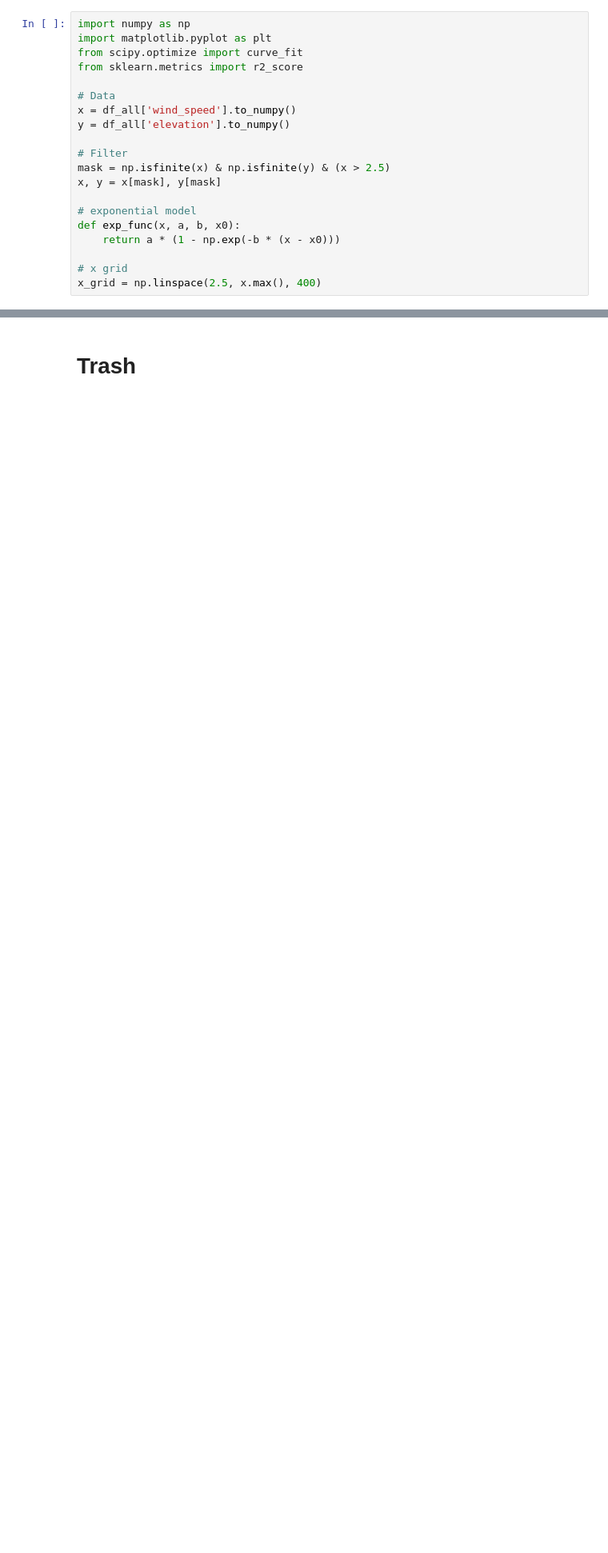
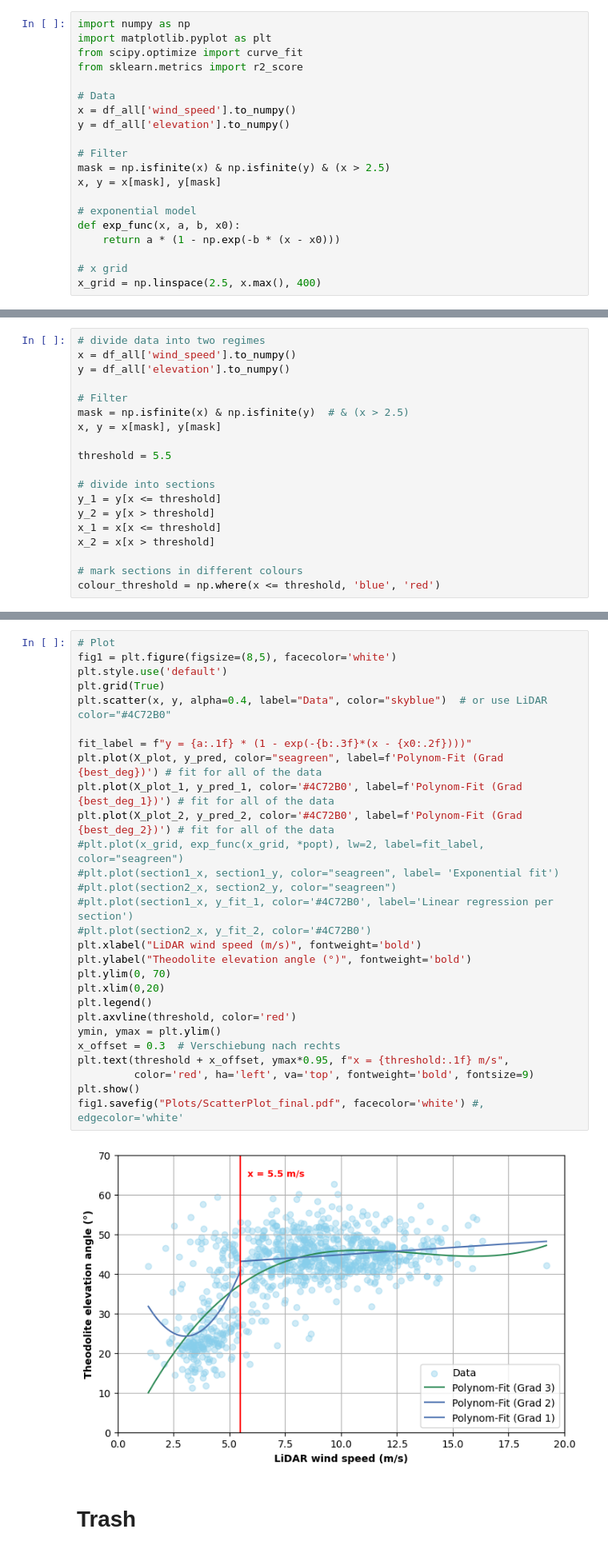
Before and after one commit to begumaltikulac/semikite, a Jupyter notebook: src/Data_Analysis/Correlation_angle_winspeed.ipynb, the cells around one changed output, grey strips where cells are left out. Shown at 80% size. Saved outputs shown, nothing was run; the diff lists cells and outputs as text; blank space fills up the shorter version.

```diff
--- a/src/Data_Analysis/Correlation_angle_winspeed.ipynb
+++ b/src/Data_Analysis/Correlation_angle_winspeed.ipynb
@@ -590,0 +695,19 @@ Section 2 linear: y = 0.122 * x + 44.125
+# %%
+# divide data into two regimes
+x = df_all['wind_speed'].to_numpy()
+y = df_all['elevation'].to_numpy()
+
+# Filter
+mask = np.isfinite(x) & np.isfinite(y)  # & (x > 2.5)
+x, y = x[mask], y[mask]
+
+threshold = 5.5
+
+# divide into sections
+y_1 = y[x <= threshold]
+y_2 = y[x > threshold]
+x_1 = x[x <= threshold]
+x_2 = x[x > threshold]
+
+# mark sections in different colours
+colour_threshold = np.where(x <= threshold, 'blue', 'red')
@@ -591,3 +811,33 @@ Section 2 linear: y = 0.122 * x + 44.125
+# %%
+# Plot
+fig1 = plt.figure(figsize=(8,5), facecolor='white')
+plt.style.use('default')
+plt.grid(True)
+plt.scatter(x, y, alpha=0.4, label="Data", color="skyblue")  # or use LiDAR color="#4C72B0"
+
+fit_label = f"y = {a:.1f} * (1 - exp(-{b:.3f}*(x - {x0:.2f})))"
+plt.plot(X_plot, y_pred, color="seagreen", label=f'Polynom-Fit (Grad {best_deg})') # fit for all of the data
+plt.plot(X_plot_1, y_pred_1, color='#4C72B0', label=f'Polynom-Fit (Grad {best_deg_1})') # fit for all of the data
+plt.plot(X_plot_2, y_pred_2, color='#4C72B0', label=f'Polynom-Fit (Grad {best_deg_2})') # fit for all of the data
+#plt.plot(x_grid, exp_func(x_grid, *popt), lw=2, label=fit_label, color="seagreen")
+#plt.plot(section1_x, section1_y, color="seagreen", label= 'Exponential fit')
+#plt.plot(section2_x, section2_y, color="seagreen")
+#plt.plot(section1_x, y_fit_1, color='#4C72B0', label='Linear regression per section')
+#plt.plot(section2_x, y_fit_2, color='#4C72B0')
+plt.xlabel("LiDAR wind speed (m/s)", fontweight='bold')
+plt.ylabel("Theodolite elevation angle (°)", fontweight='bold')
+plt.ylim(0, 70)
+plt.xlim(0,20)
+plt.legend()
+plt.axvline(threshold, color='red')
+ymin, ymax = plt.ylim()
+x_offset = 0.3  # Verschiebung nach rechts
+plt.text(threshold + x_offset, ymax*0.95, f"x = {threshold:.1f} m/s",
+         color='red', ha='left', va='top', fontweight='bold', fontsize=9)
+plt.show()
+fig1.savefig("Plots/ScatterPlot_final.pdf", facecolor='white') #, edgecolor='white'
+# %% [output]
+[figure, added]
 # %% [markdown]
 # Trash
 # %%
```
Also changed, not shown: parts of 11 cells of this notebook, 4 other files.
